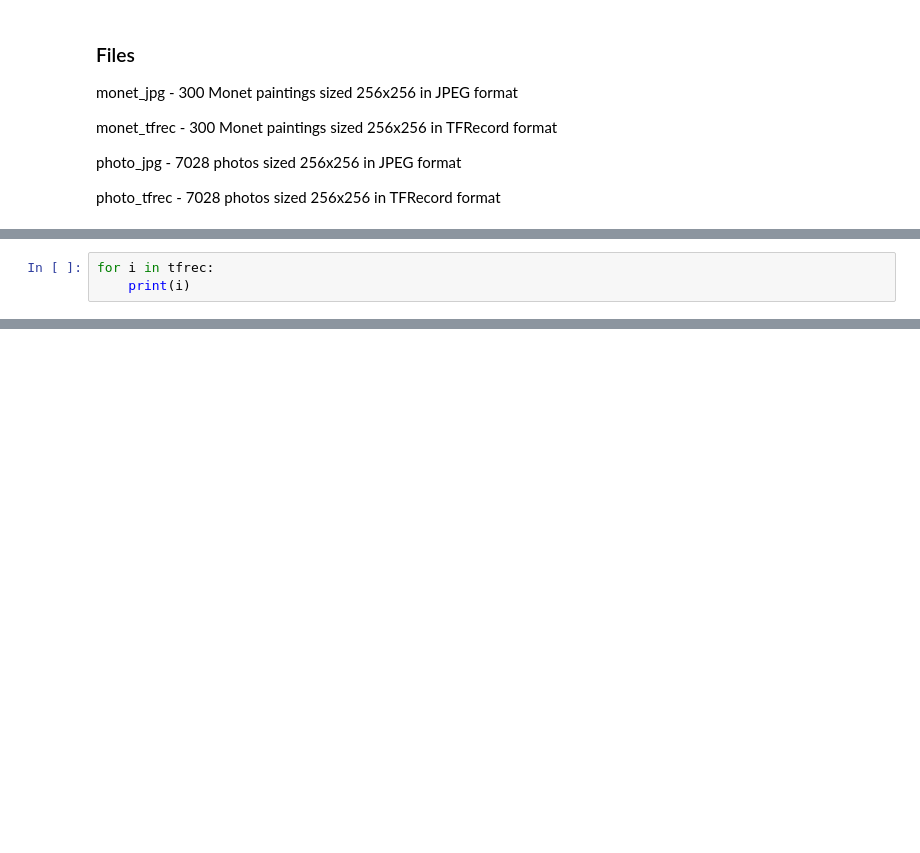
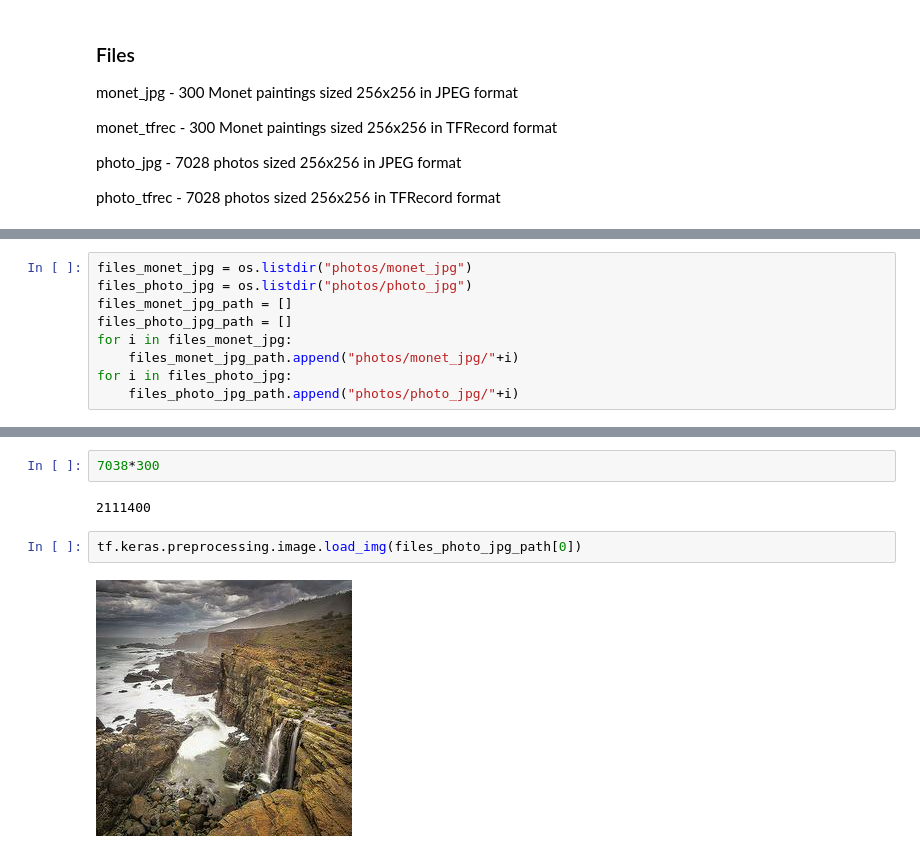
Before and after one commit to amith-vardhan99/kaggle, a Jupyter notebook: I’m Something of a Painter Myself/main.ipynb, the cells around one changed output, grey strips where cells are left out. Saved outputs shown, nothing was run; the diff lists cells and outputs as text; blank space fills up the shorter version.

```diff
--- a/I’m Something of a Painter Myself/main.ipynb
+++ b/I’m Something of a Painter Myself/main.ipynb
@@ -64,3 +58,0 @@ tfrec = tf.data.TFRecordDataset(filenames=["photos/monet_tfrec/monet00-60.tfrec"
-# %%
-for i in tfrec:
-    print(i)
@@ -76,0 +59,9 @@ NotebookApp.rate_limit_window=3.0 (secs)
+# %%
+files_monet_jpg = os.listdir("photos/monet_jpg")
+files_photo_jpg = os.listdir("photos/photo_jpg")
+files_monet_jpg_path = []
+files_photo_jpg_path = []
+for i in files_monet_jpg:
+    files_monet_jpg_path.append("photos/monet_jpg/"+i)
+for i in files_photo_jpg:
+    files_photo_jpg_path.append("photos/photo_jpg/"+i)
@@ -76,0 +132,8 @@ NotebookApp.rate_limit_window=3.0 (secs)
+# %%
+7038*300
+# %% [output]
+2111400
+# %%
+tf.keras.preprocessing.image.load_img(files_photo_jpg_path[0])
+# %% [output]
+[figure, added]
```
Also changed, not shown: parts of 11 cells of this notebook.
